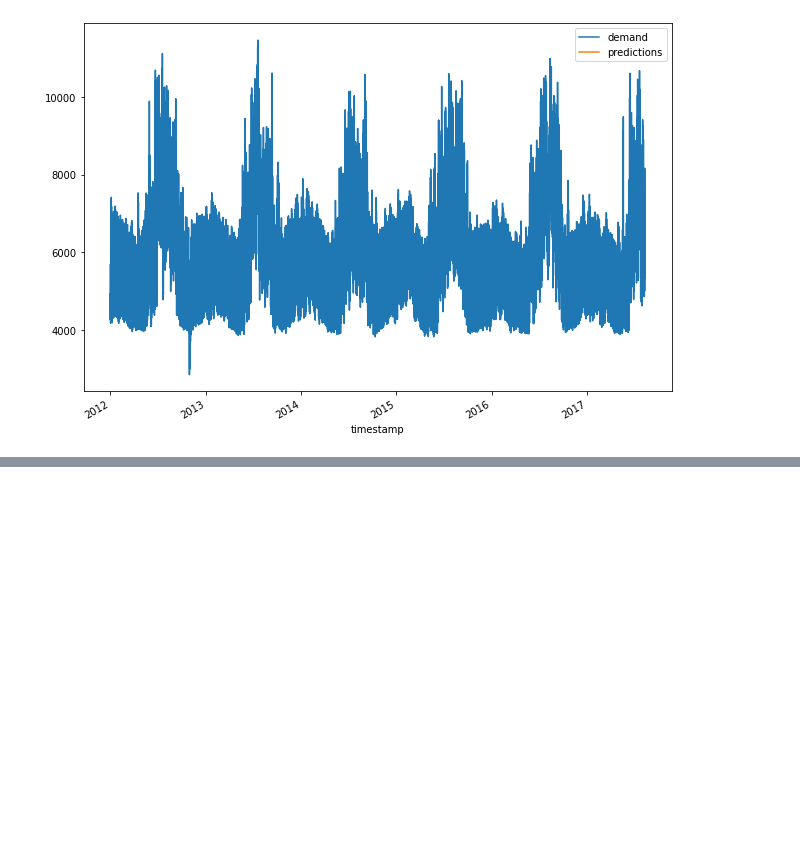
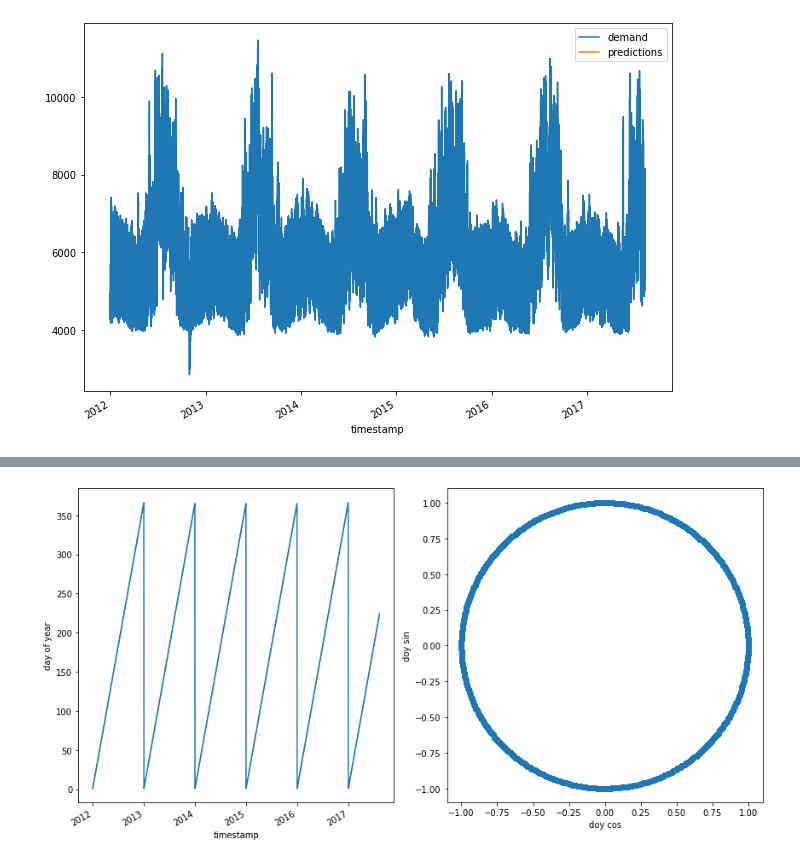
Before and after one commit to georgetown-analytics/XBUS-515.Time-Series-Analyses-and-Databases, a Jupyter notebook: figures/figures.ipynb, the cells around one changed output, grey strips where cells are left out. Drawn from its saved outputs; the diff is of its cells as text; code cells hidden in the pictures; blank space fills up the shorter version.

```diff
--- a/figures/figures.ipynb
+++ b/figures/figures.ipynb
@@ -555,0 +576,23 @@ Name: predictions, Length: 49124, dtype: float64
+# %%
+def cyclic_encoding(saveto="25_cyclic_encoding.png"):
+    fig, axes = plt.subplots(ncols=2, figsize=(12,6))
+
+    df = load_energy()
+    df["doy"] = df.index.dayofyear
+    df["doy"].plot(ax=axes[0])
+    axes[0].set_ylabel("day of year")
+
+    df["doy_cos"] = np.cos(2 * np.pi * df['doy']/365.25)
+    df["doy_sin"] = np.sin(2 * np.pi * df['doy']/365.25)
+
+    axes[1].scatter(df["doy_cos"], df["doy_sin"], alpha=0.25)
+    axes[1].set_xlabel("doy cos")
+    axes[1].set_label("doy sin")
+
+    fig.tight_layout()
+    plt.savefig(saveto)
+
+
+cyclic_encoding()
+# %% [output]
+[figure, added]
```
Also changed, not shown: parts of 4 cells of this notebook, 5 other files.
